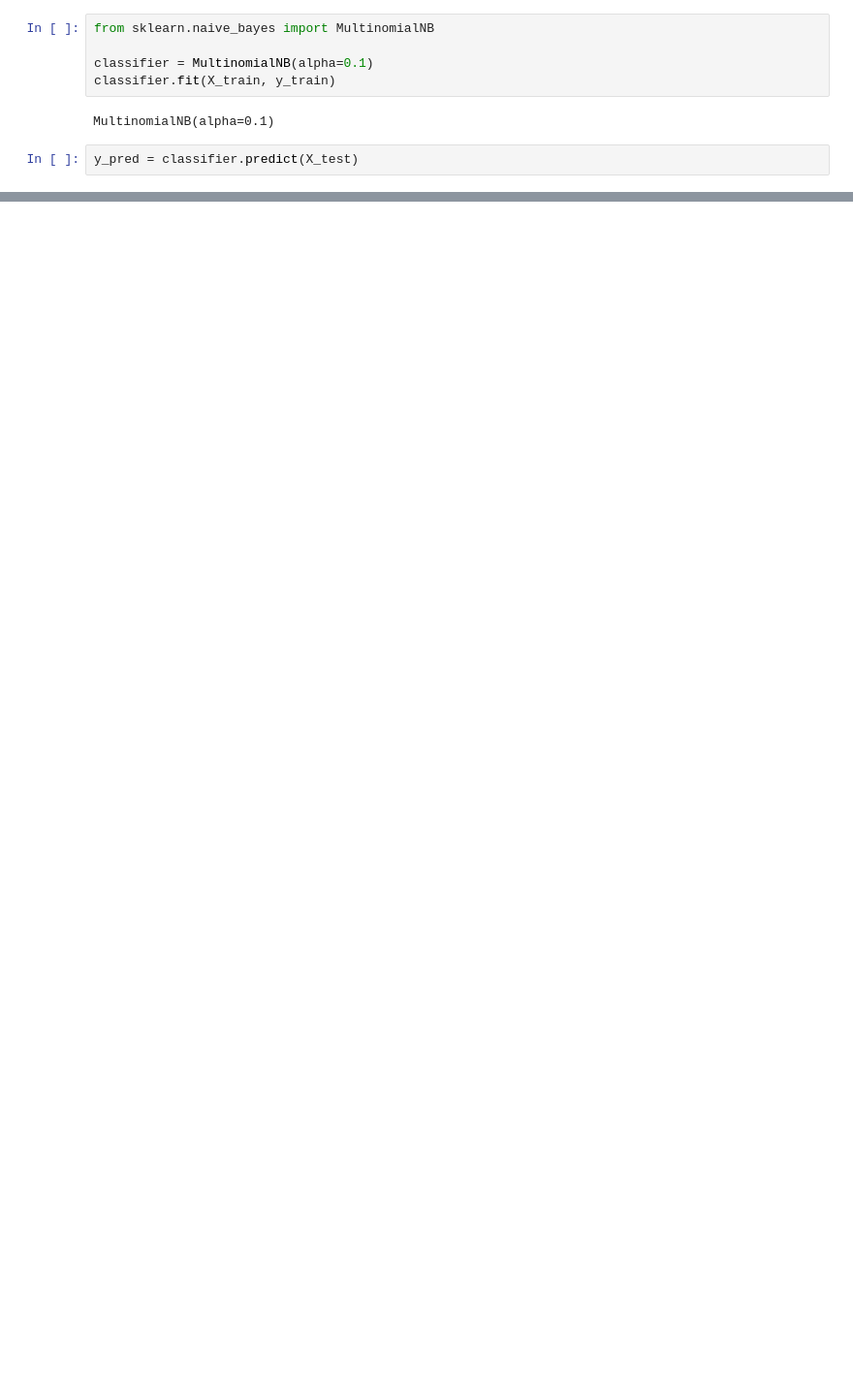
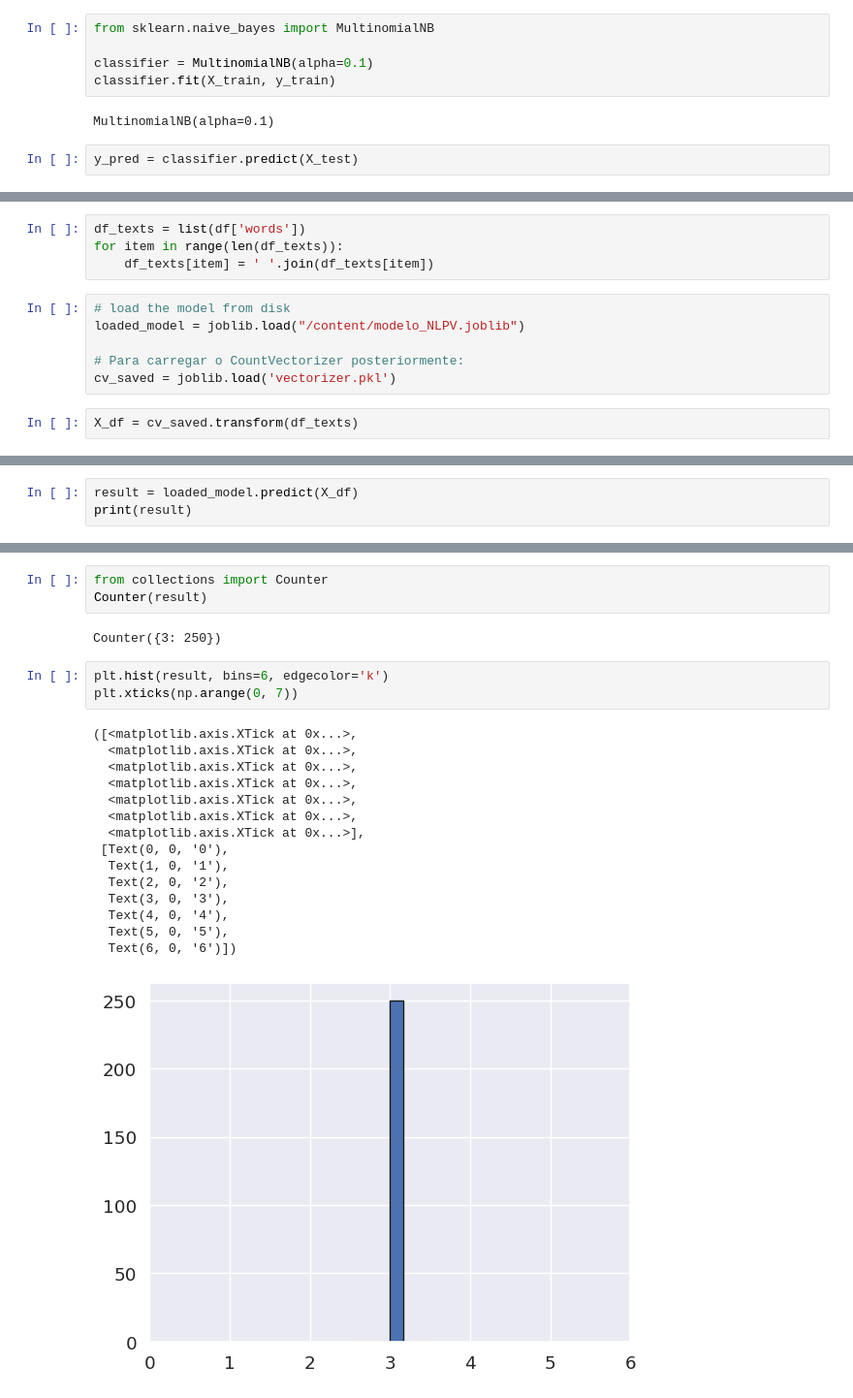
Before and after one commit to pdrmglc/NLPV_Classifier, a Jupyter notebook: NLPV.ipynb, the cells around one changed output, grey strips where cells are left out. Shown at 97% size. Saved outputs shown, nothing was run; the diff lists cells and outputs as text; blank space fills up the shorter version.

Commit message:
melhora do modelo e adição de reads artificiais

```diff
--- a/NLPV.ipynb
+++ b/NLPV.ipynb
@@ -157,0 +232,12 @@ plt.show()
+# %%
+df_texts = list(df['words'])
+for item in range(len(df_texts)):
+    df_texts[item] = ' '.join(df_texts[item])
+# %%
+# load the model from disk
+loaded_model = joblib.load("/content/modelo_NLPV.joblib")
+
+# Para carregar o CountVectorizer posteriormente:
+cv_saved = joblib.load('vectorizer.pkl')
+# %%
+X_df = cv_saved.transform(df_texts)
@@ -157,0 +248,3 @@ plt.show()
+# %%
+result = loaded_model.predict(X_df)
+print(result)
@@ -157,0 +259,24 @@ plt.show()
+# %%
+from collections import Counter
+Counter(result)
+# %% [output]
+Counter({3: 250})
+# %%
+plt.hist(result, bins=6, edgecolor='k')
+plt.xticks(np.arange(0, 7))
+# %% [output]
+([<matplotlib.axis.XTick at 0x...>,
+  <matplotlib.axis.XTick at 0x...>,
+  <matplotlib.axis.XTick at 0x...>,
+  <matplotlib.axis.XTick at 0x...>,
+  <matplotlib.axis.XTick at 0x...>,
+  <matplotlib.axis.XTick at 0x...>,
+  <matplotlib.axis.XTick at 0x...>],
+ [Text(0, 0, '0'),
+  Text(1, 0, '1'),
+  Text(2, 0, '2'),
+  Text(3, 0, '3'),
+  Text(4, 0, '4'),
+  Text(5, 0, '5'),
+  Text(6, 0, '6')])
+[figure, added]
```
Also changed, not shown: parts of 14 cells of this notebook, 4 other files.
